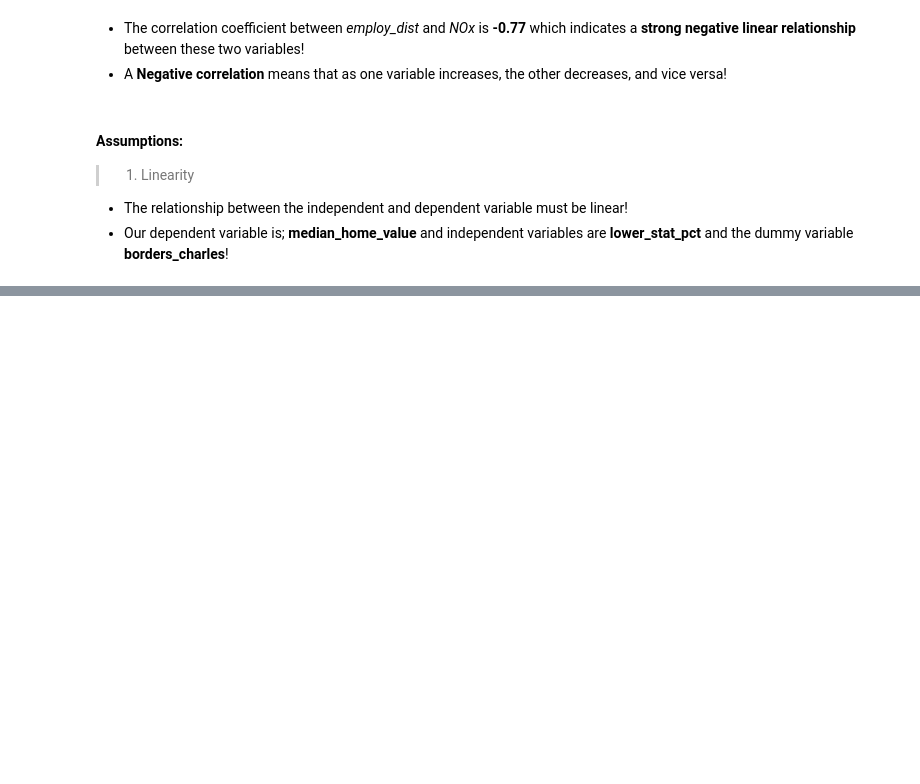
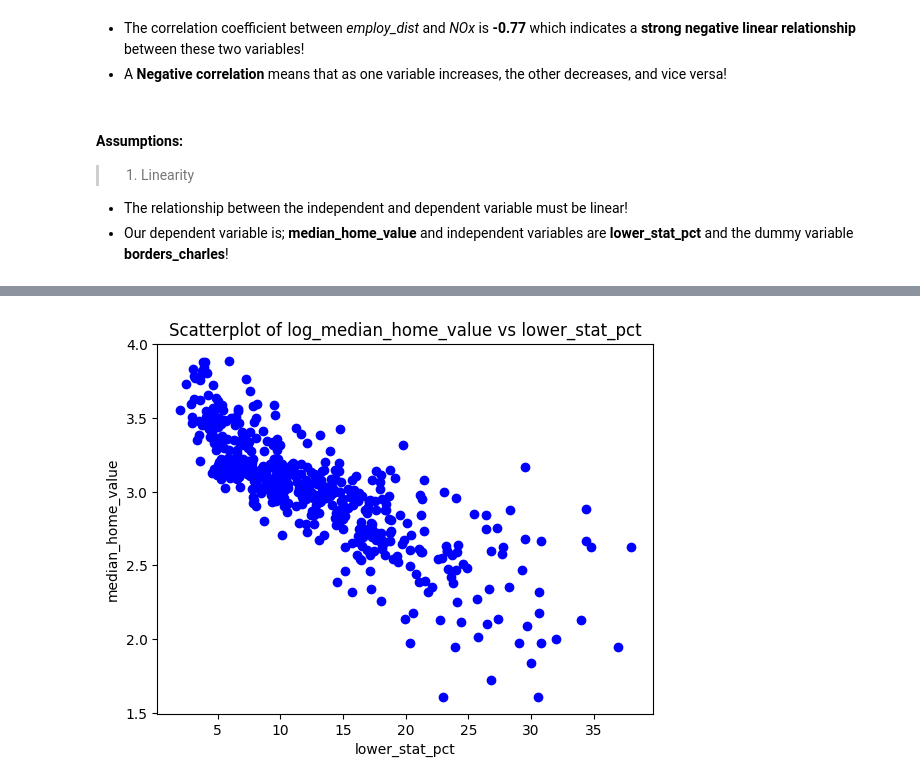
Before and after one commit to Darknight47/Regression, a Jupyter notebook: Multiple Linear Regression/multiple_linear_regression.ipynb, the cells around one changed output, grey strips where cells are left out. Cells and saved outputs as stored; diff of their text form; code cells hidden in the pictures; blank space fills up the shorter version.

```diff
--- a/Multiple Linear Regression/multiple_linear_regression.ipynb
+++ b/Multiple Linear Regression/multiple_linear_regression.ipynb
@@ -162,0 +179,11 @@ plt.show()
+# %%
+log_median_home_value = np.log(boston_numerical_features[['median_home_value']])
+# %%
+# Checking if the first assumption holds
+plt.scatter(boston_numerical_features['lower_stat_pct'], log_median_home_value, color='blue')
+plt.xlabel('lower_stat_pct')
+plt.ylabel('median_home_value')
+plt.title('Scatterplot of log_median_home_value vs lower_stat_pct')
+plt.show()
+# %% [output]
+[figure, added]
```
Also changed, not shown: parts of 3 cells of this notebook.
